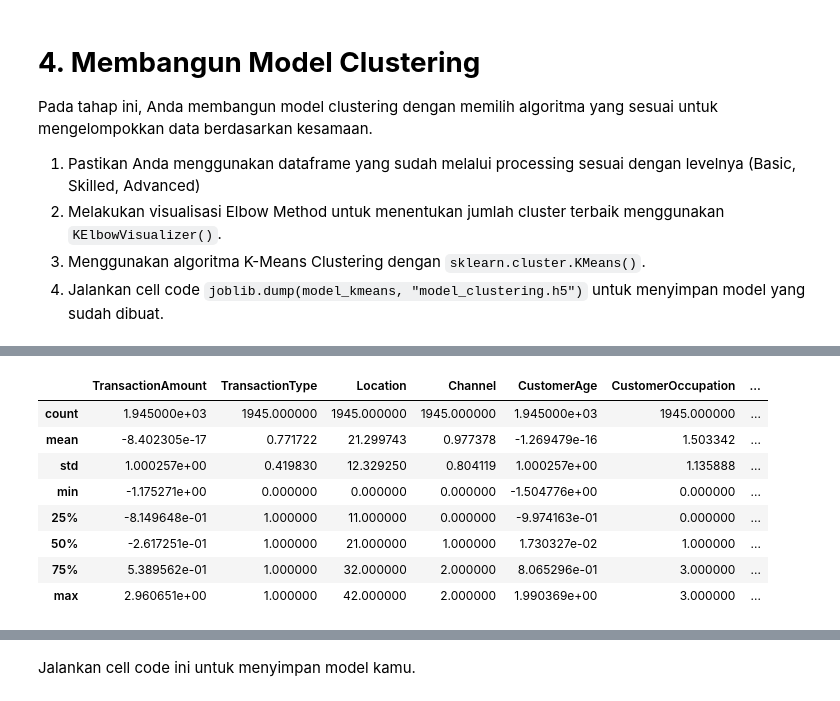
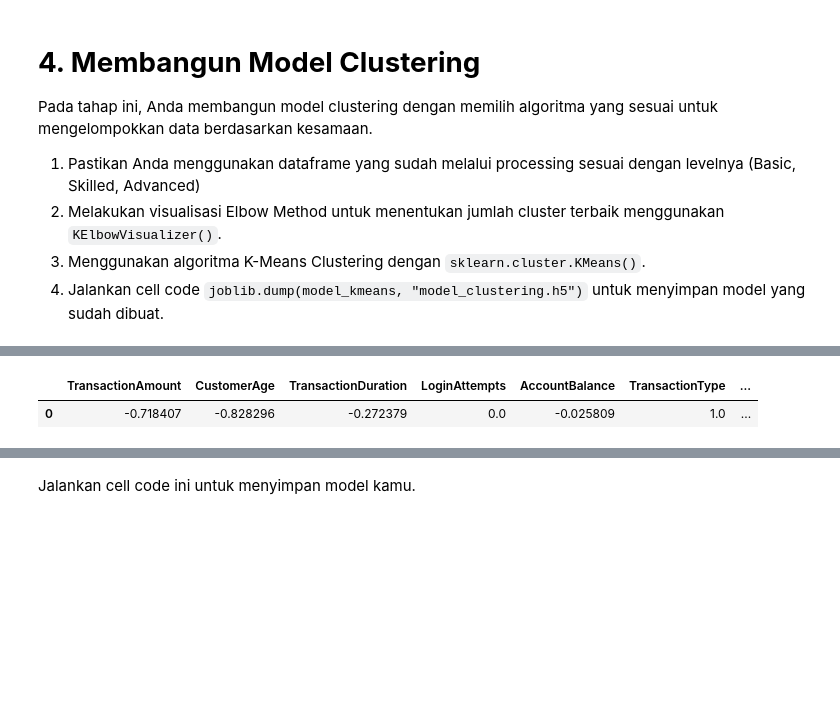
Before and after one commit to muchammadwr/bank-segmentation-customers, a Jupyter notebook: notebooks/[Clustering]_Submission_Akhir_BMLP_MuchammadWildanAlkautsar.ipynb, the cells around one changed output, grey strips where cells are left out. Drawn from its saved outputs; the diff is of its cells as text; code cells hidden in the pictures; blank space fills up the shorter version.

```diff
--- a/notebooks/[Clustering]_Submission_Akhir_BMLP_MuchammadWildanAlkautsar.ipynb
+++ b/notebooks/[Clustering]_Submission_Akhir_BMLP_MuchammadWildanAlkautsar.ipynb
@@ -603,25 +751,29 @@ Pada tahap ini, Anda membangun model clustering dengan memilih algoritma yang se
+# %%
+preprocessor = clustering_pipeline.named_steps["preprocessor"]
+
+transformed_data = preprocessor.transform(prepared_data)
+
+transformed_df = pd.DataFrame(
+    transformed_data,
+    columns=preprocessor.get_feature_names_out(),
+)
+
+display(transformed_df)
+# %% [output]
+|  | TransactionAmount | CustomerAge | TransactionDuration | LoginAttempts | AccountBalance | TransactionType | ... |
+| 0 | -0.718407 | -0.828296 | -0.272379 | 0.0 | -0.025809 | 1.0 | ... |
 # %%
-# Gunakan describe untuk memastikan proses clustering menggunakan dataset hasil preprocessing
-# Lengkapi kode ini dengan mengubah nama DataFrame yang akan dilatih.
-# Kode harus digunakan dan dilarang menambahkan syntax lainnya pada cell ini.
+# # Gunakan describe untuk memastikan proses clustering menggunakan dataset hasil preprocessing
+# # Lengkapi kode ini dengan mengubah nama DataFrame yang akan dilatih.
+# # Kode harus digunakan dan dilarang menambahkan syntax lainnya pada cell ini.
 
-### MULAI CODE ###
+# ### MULAI CODE ###
 
-# Buat salinan (copy) dari 'df' ke variabel 'df_used'
-df_used = df.copy()
+# # Buat salinan (copy) dari 'df' ke variabel 'df_used'
+# df_used = df.copy()
 
-# Tampilkan ringkasan statistik dari DataFrame 'df'
-df_used.describe()
+# # Tampilkan ringkasan statistik dari DataFrame 'df'
+# df_used.describe()
 
-### SELESAI CODE ###
+# ### SELESAI CODE ###
-# %% [output]
-|  | TransactionAmount | TransactionType | Location | Channel | CustomerAge | CustomerOccupation | ... |
-| count | 1.945000e+03 | 1945.000000 | 1945.000000 | 1945.000000 | 1.945000e+03 | 1945.000000 | ... |
-| mean | -8.402305e-17 | 0.771722 | 21.299743 | 0.977378 | -1.269479e-16 | 1.503342 | ... |
-| std | 1.000257e+00 | 0.419830 | 12.329250 | 0.804119 | 1.000257e+00 | 1.135888 | ... |
-| min | -1.175271e+00 | 0.000000 | 0.000000 | 0.000000 | -1.504776e+00 | 0.000000 | ... |
-| 25% | -8.149648e-01 | 1.000000 | 11.000000 | 0.000000 | -9.974163e-01 | 0.000000 | ... |
-| 50% | -2.617251e-01 | 1.000000 | 21.000000 | 1.000000 | 1.730327e-02 | 1.000000 | ... |
-| 75% | 5.389562e-01 | 1.000000 | 32.000000 | 2.000000 | 8.065296e-01 | 3.000000 | ... |
-| max | 2.960651e+00 | 1.000000 | 42.000000 | 2.000000 | 1.990369e+00 | 3.000000 | ... |
 # %%
```
Also changed, not shown: parts of 45 cells of this notebook, 7 other files.
